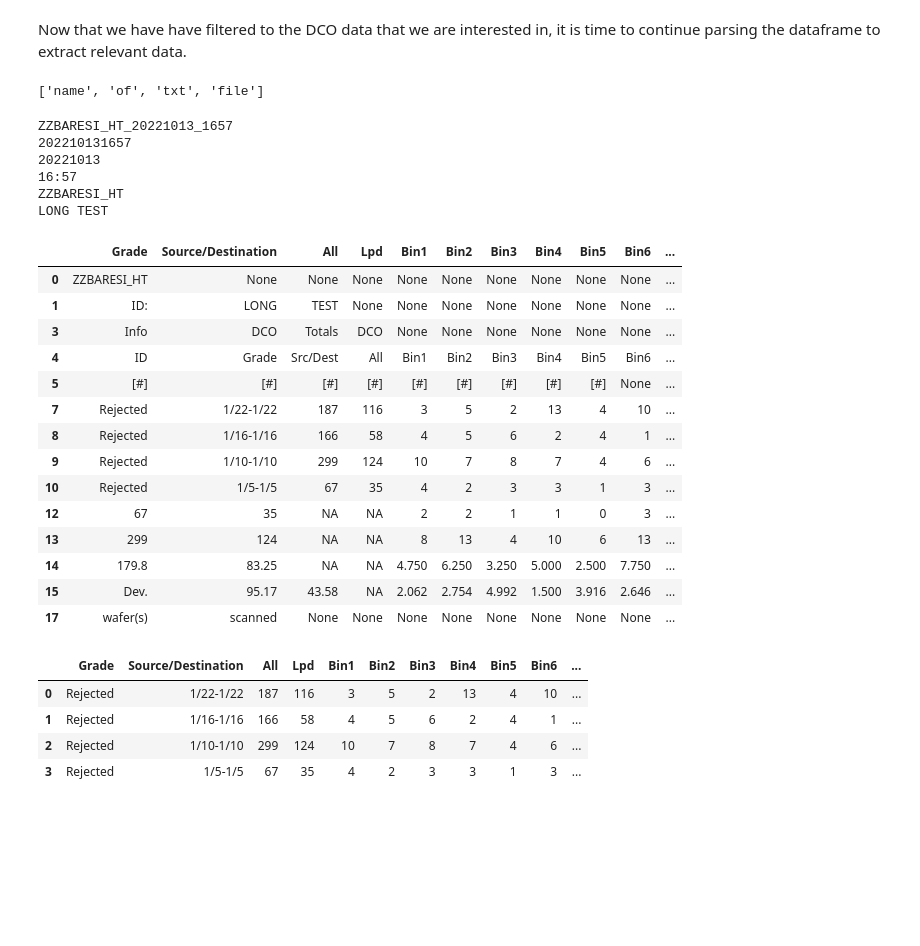
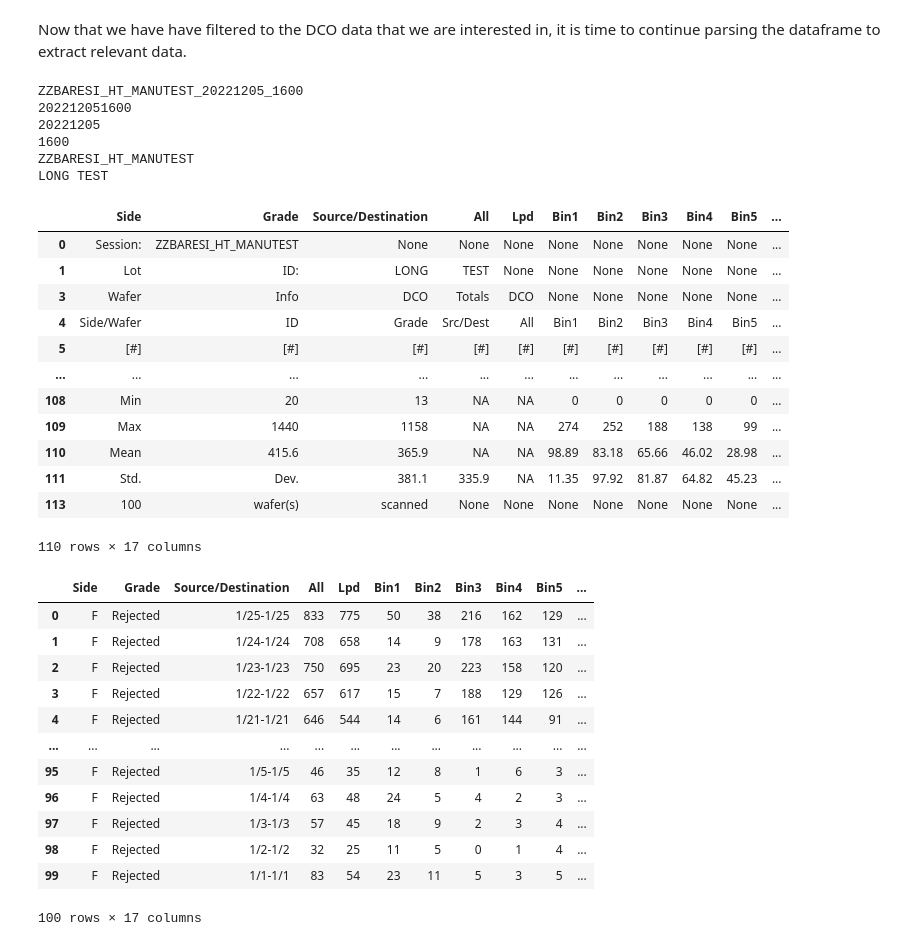
Before and after one commit to anhvo31/wafer-particles, a Jupyter notebook: Data_Summary_Analysis.ipynb, the cells around one changed output. Cells and saved outputs as stored; diff of their text form; code cells hidden in the pictures; blank space fills up the shorter version.

```diff
--- a/Data_Summary_Analysis.ipynb
+++ b/Data_Summary_Analysis.ipynb
@@ -19,7 +19,7 @@ import os
 #!{sys.executable} -m pip install plotly
 # %%
 #First, we will try to convert the text file into a csv file that we can begin to manipulate
-file_path = r'C:\Users\anhtu\Desktop\Wafer Particles\Wafer-Particles\Summary_TXT_Files\ZZBARESI_HT_20221013_1657.txt'
+file_path = r'C:\Users\anhtu\Desktop\Wafer Particles\Wafer-Particles\Summary_TXT_Files\ZZBARESI_HT_MANUTEST_20221205_1600.txt'
 df = pd.read_csv(file_path, encoding= 'unicode_escape')
 
 #Adding a column name so that it is easier to call out. The column header had spaces.
@@ -128,18 +114,6 @@ del df['Area (mm^2)']
 del df['Avg']
 del df['Median']
 del df['STDV']
-# %%
-#Playing with extracting information from the file name itself.
-x= 'name_of_txt_file.txt'
-
-#removing the last 4 characters (which is the '.txt') of the file name
-x= x[:-4]
-
-#splitting the file name separacted by underscore
-y= x.split('_')
-y
-# %% [output]
-['name', 'of', 'txt', 'file']
 # %%
 # removes extension from file name
 fileName = Path(file_path).stem
@@ -152,9 +126,7 @@ print(dateTime)
 date = dateTime[0:8]
 print(date)
 
-hour = dateTime[8:10]
-minute = dateTime[10:]
-time = ":".join([hour, minute])
+time = dateTime[8:]
 print(time)
 
 # extracts session from dataframe
@@ -167,44 +139,50 @@ b = df.iloc[1]['All']
 lotID = " ".join([a, b])
 print(lotID)
 # %% [output]
-ZZBARESI_HT_20221013_1657
-202210131657
-20221013
-16:57
-ZZBARESI_HT
+ZZBARESI_HT_MANUTEST_20221205_1600
+202212051600
+20221205
+1600
+ZZBARESI_HT_MANUTEST
 LONG TEST
 # %%
 # adds additional columns to dataframe
 df = df.assign(
     Session = lambda x: session,
-    Lot_Id = lambda x: lotID,
+    Lot_ID = lambda x: lotID,
     Date = lambda x: date,
     Time = lambda x: time
 )
 df
 # %% [output]
-|  | Grade | Source/Destination | All | Lpd | Bin1 | Bin2 | Bin3 | Bin4 | Bin5 | Bin6 | ... |
-| 0 | ZZBARESI_HT | None | None | None | None | None | None | None | None | None | ... |
-| 1 | ID: | LONG | TEST | None | None | None | None | None | None | None | ... |
-| 3 | Info | DCO | Totals | DCO | None | None | None | None | None | None | ... |
-| 4 | ID | Grade | Src/Dest | All | Bin1 | Bin2 | Bin3 | Bin4 | Bin5 | Bin6 | ... |
-| 5 | [#] | [#] | [#] | [#] | [#] | [#] | [#] | [#] | [#] | None | ... |
-| 7 | Rejected | 1/22-1/22 | 187 | 116 | 3 | 5 | 2 | 13 | 4 | 10 | ... |
-| 8 | Rejected | 1/16-1/16 | 166 | 58 | 4 | 5 | 6 | 2 | 4 | 1 | ... |
-| 9 | Rejected | 1/10-1/10 | 299 | 124 | 10 | 7 | 8 | 7 | 4 | 6 | ... |
-| 10 | Rejected | 1/5-1/5 | 67 | 35 | 4 | 2 | 3 | 3 | 1 | 3 | ... |
-| 12 | 67 | 35 | NA | NA | 2 | 2 | 1 | 1 | 0 | 3 | ... |
-| 13 | 299 | 124 | NA | NA | 8 | 13 | 4 | 10 | 6 | 13 | ... |
-| 14 | 179.8 | 83.25 | NA | NA | 4.750 | 6.250 | 3.250 | 5.000 | 2.500 | 7.750 | ... |
-| 15 | Dev. | 95.17 | 43.58 | NA | 2.062 | 2.754 | 4.992 | 1.500 | 3.916 | 2.646 | ... |
-| 17 | wafer(s) | scanned | None | None | None | None | None | None | None | None | ... |
+|  | Side | Grade | Source/Destination | All | Lpd | Bin1 | Bin2 | Bin3 | Bin4 | Bin5 | ... |
+| 0 | Session: | ZZBARESI_HT_MANUTEST | None | None | None | None | None | None | None | None | ... |
+| 1 | Lot | ID: | LONG | TEST | None | None | None | None | None | None | ... |
+| 3 | Wafer | Info | DCO | Totals | DCO | None | None | None | None | None | ... |
+| 4 | Side/Wafer | ID | Grade | Src/Dest | All | Bin1 | Bin2 | Bin3 | Bin4 | Bin5 | ... |
+| 5 | [#] | [#] | [#] | [#] | [#] | [#] | [#] | [#] | [#] | [#] | ... |
+| ... | ... | ... | ... | ... | ... | ... | ... | ... | ... | ... | ... |
+| 108 | Min | 20 | 13 | NA | NA | 0 | 0 | 0 | 0 | 0 | ... |
+| 109 | Max | 1440 | 1158 | NA | NA | 274 | 252 | 188 | 138 | 99 | ... |
+| 110 | Mean | 415.6 | 365.9 | NA | NA | 98.89 | 83.18 | 65.66 | 46.02 | 28.98 | ... |
+| 111 | Std. | Dev. | 381.1 | 335.9 | NA | 11.35 | 97.92 | 81.87 | 64.82 | 45.23 | ... |
+| 113 | 100 | wafer(s) | scanned | None | None | None | None | None | None | None | ... |
+110 rows × 17 columns
 # %%
 # removes irrelevant rows
-df = df.drop([0, 1, 3, 4, 5, 12, 13, 14, 15, 17]).reset_index(drop=True)
+df = df.drop(df[df.Side != 'F'].index).reset_index(drop=True)
 df
 # %% [output]
-|  | Grade | Source/Destination | All | Lpd | Bin1 | Bin2 | Bin3 | Bin4 | Bin5 | Bin6 | ... |
-| 0 | Rejected | 1/22-1/22 | 187 | 116 | 3 | 5 | 2 | 13 | 4 | 10 | ... |
-| 1 | Rejected | 1/16-1/16 | 166 | 58 | 4 | 5 | 6 | 2 | 4 | 1 | ... |
-| 2 | Rejected | 1/10-1/10 | 299 | 124 | 10 | 7 | 8 | 7 | 4 | 6 | ... |
-| 3 | Rejected | 1/5-1/5 | 67 | 35 | 4 | 2 | 3 | 3 | 1 | 3 | ... |
+|  | Side | Grade | Source/Destination | All | Lpd | Bin1 | Bin2 | Bin3 | Bin4 | Bin5 | ... |
+| 0 | F | Rejected | 1/25-1/25 | 833 | 775 | 50 | 38 | 216 | 162 | 129 | ... |
+| 1 | F | Rejected | 1/24-1/24 | 708 | 658 | 14 | 9 | 178 | 163 | 131 | ... |
+| 2 | F | Rejected | 1/23-1/23 | 750 | 695 | 23 | 20 | 223 | 158 | 120 | ... |
+| 3 | F | Rejected | 1/22-1/22 | 657 | 617 | 15 | 7 | 188 | 129 | 126 | ... |
+| 4 | F | Rejected | 1/21-1/21 | 646 | 544 | 14 | 6 | 161 | 144 | 91 | ... |
+| ... | ... | ... | ... | ... | ... | ... | ... | ... | ... | ... | ... |
+| 95 | F | Rejected | 1/5-1/5 | 46 | 35 | 12 | 8 | 1 | 6 | 3 | ... |
+| 96 | F | Rejected | 1/4-1/4 | 63 | 48 | 24 | 5 | 4 | 2 | 3 | ... |
+| 97 | F | Rejected | 1/3-1/3 | 57 | 45 | 18 | 9 | 2 | 3 | 4 | ... |
+| 98 | F | Rejected | 1/2-1/2 | 32 | 25 | 11 | 5 | 0 | 1 | 4 | ... |
+| 99 | F | Rejected | 1/1-1/1 | 83 | 54 | 23 | 11 | 5 | 3 | 5 | ... |
+100 rows × 17 columns
```
Also changed, not shown: parts of 5 cells of this notebook, 2 other files.
